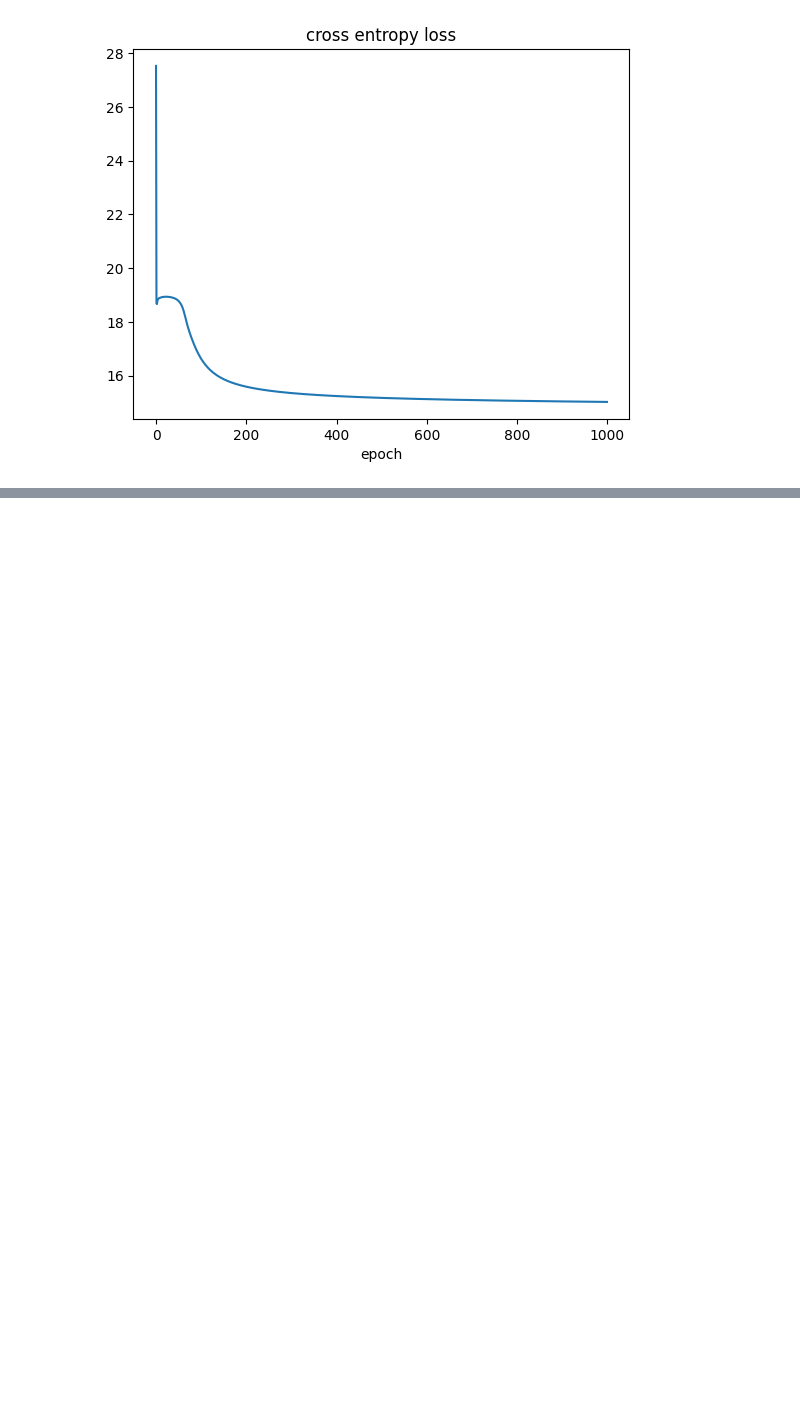
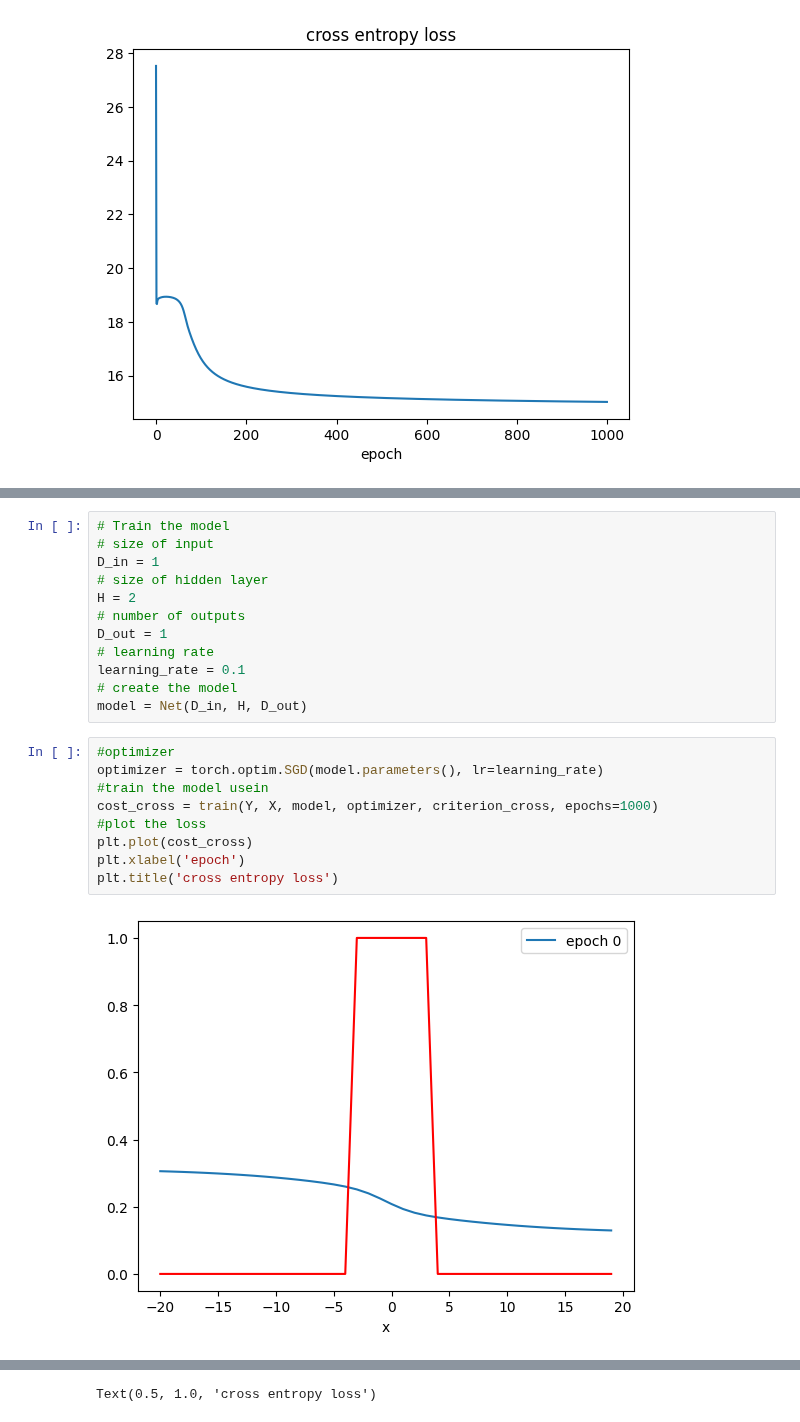
Before and after one commit to AjBorbzz/DataScience_AI_ML, a Jupyter notebook: PyTorch/IBM_Pytorch/DeepLearning_with_Pytorch/study_initialization_with_same_w.ipynb, the cells around one changed output, grey strips where cells are left out. Drawn from its saved outputs; the diff is of its cells as text; blank space fills up the shorter version.

```diff
--- a/PyTorch/IBM_Pytorch/DeepLearning_with_Pytorch/study_initialization_with_same_w.ipynb
+++ b/PyTorch/IBM_Pytorch/DeepLearning_with_Pytorch/study_initialization_with_same_w.ipynb
@@ -143,0 +151,23 @@ Text(0.5, 1.0, 'cross entropy loss')
+# %%
+# Train the model
+# size of input
+D_in = 1
+# size of hidden layer
+H = 2
+# number of outputs
+D_out = 1
+# learning rate
+learning_rate = 0.1
+# create the model
+model = Net(D_in, H, D_out)
+# %%
+#optimizer
+optimizer = torch.optim.SGD(model.parameters(), lr=learning_rate)
+#train the model usein
+cost_cross = train(Y, X, model, optimizer, criterion_cross, epochs=1000)
+#plot the loss
+plt.plot(cost_cross)
+plt.xlabel('epoch')
+plt.title('cross entropy loss')
+# %% [output]
+[figure, added]
@@ -143,0 +181 @@ Text(0.5, 1.0, 'cross entropy loss')
+Text(0.5, 1.0, 'cross entropy loss')
```
Also changed, not shown: parts of 3 cells of this notebook.
